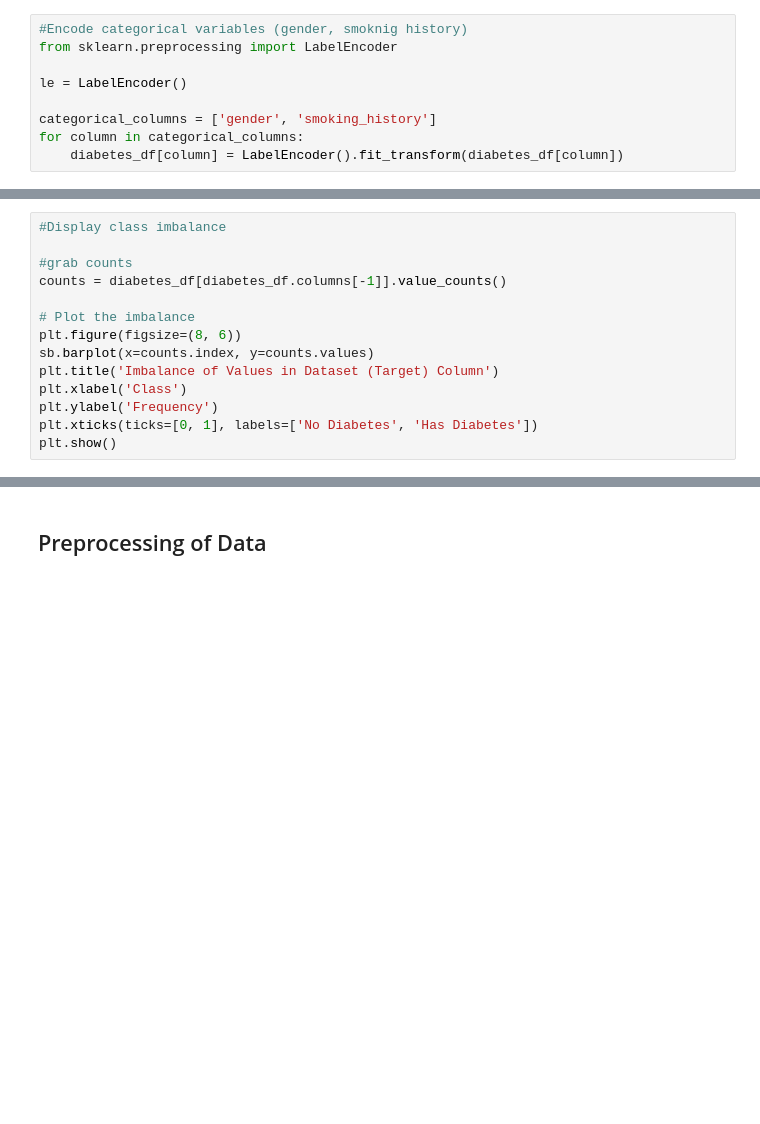
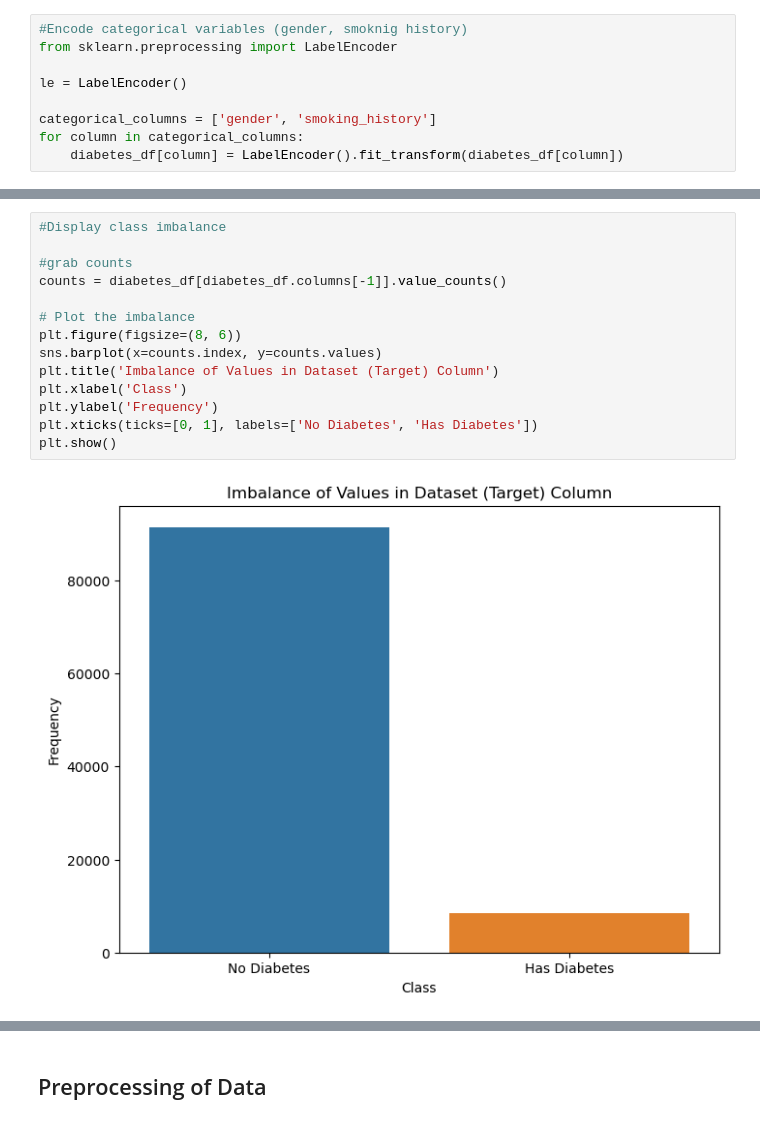
Before and after one commit to VBoudreau55/ML_Project, a Jupyter notebook: Project_Code.ipynb, the cells around one changed output, grey strips where cells are left out. Saved outputs shown, nothing was run; the diff lists cells and outputs as text; blank space fills up the shorter version.

```diff
--- a/Project_Code.ipynb
+++ b/Project_Code.ipynb
@@ -92,15 +149,17 @@ plt.show()
 # %%
 #Display class imbalance
 
 #grab counts
 counts = diabetes_df[diabetes_df.columns[-1]].value_counts()
 
 # Plot the imbalance
 plt.figure(figsize=(8, 6))
-sb.barplot(x=counts.index, y=counts.values)
+sns.barplot(x=counts.index, y=counts.values)
 plt.title('Imbalance of Values in Dataset (Target) Column')
 plt.xlabel('Class')
 plt.ylabel('Frequency')
 plt.xticks(ticks=[0, 1], labels=['No Diabetes', 'Has Diabetes'])
 plt.show()
+# %% [output]
+[figure, added]
 # %%
```
Also changed, not shown: parts of 20 cells of this notebook.
